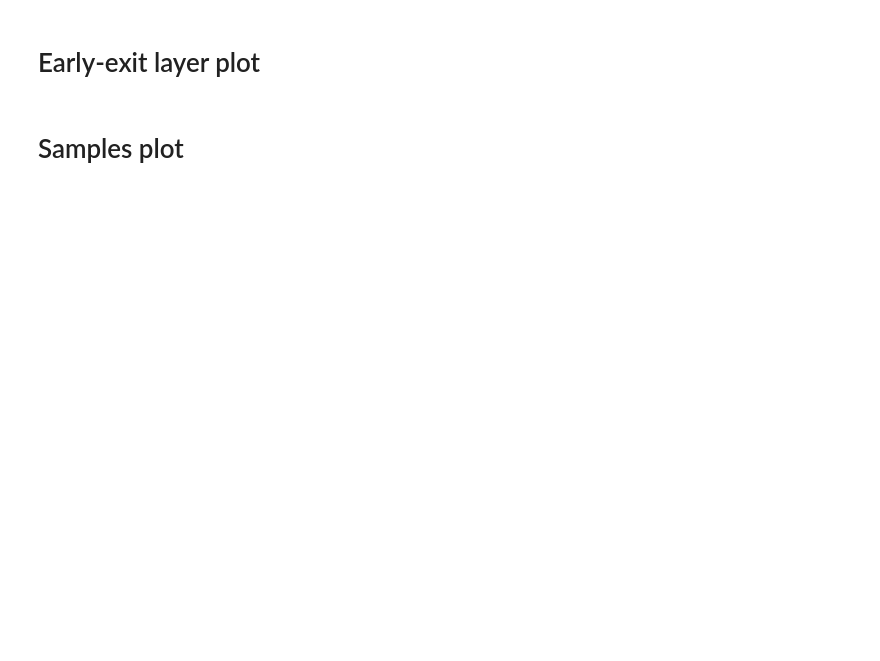
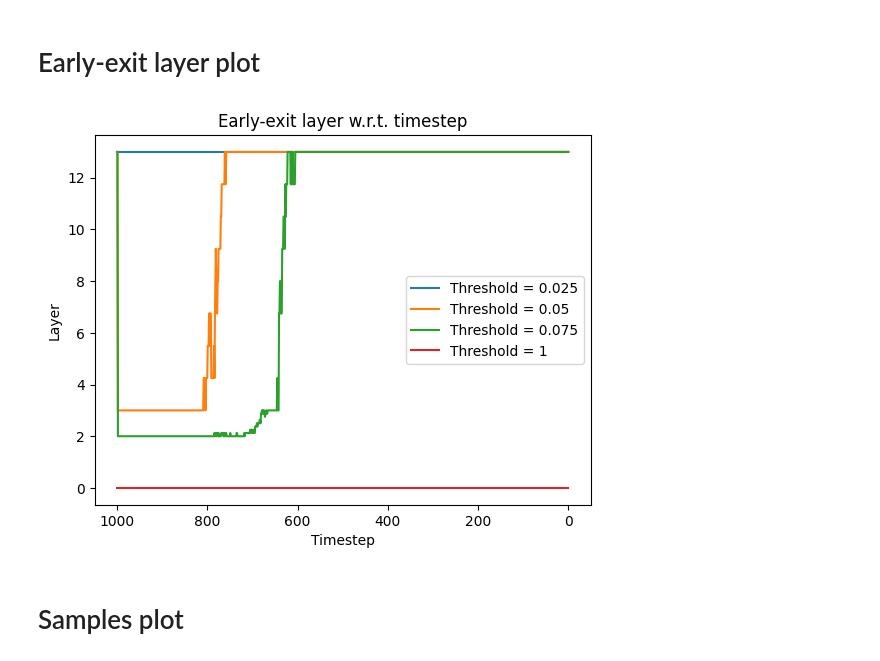
Before and after one commit to razvanmatisan/duodiff, a Jupyter notebook: early_exit_visualization.ipynb, the cells around one changed output. Drawn from its saved outputs; the diff is of its cells as text; code cells hidden in the pictures; blank space fills up the shorter version.

```diff
--- a/early_exit_visualization.ipynb
+++ b/early_exit_visualization.ipynb
@@ -128,28 +118,32 @@ plt.savefig("out_images/classifier_output.svg")
 # %%
 plt.title("Early-exit layer w.r.t. timestep")
 time = np.arange(1000, 0, -1)
 
 
 for threshold, results in results_by_threshold.items():
     if threshold == 0:
         continue
     indices_by_timestep = results["indices_by_timestep"]
     mean = indices_by_timestep.mean(axis=1)
     std = indices_by_timestep.std(axis=1)
 
     plt.plot(time, mean, label=f"Threshold = {threshold}")
-    plt.fill_between(time, mean - std, mean + std, alpha=0.1)
+    # plt.fill_between(time, mean - std, mean + std, alpha=0.1)
 
 plt.legend()
 
 plt.xlabel("Timestep")
 plt.xticks(
     ticks=np.arange(0, 1001, 200),
     labels=np.arange(1000, -1, -200),
 )
 
 plt.ylabel("Layer")
-plt.savefig("out_images/exit_layer.svg")
+path = Path(f"images/{checkpoint_entry_name}/exit_layer.svg")
+path.parent.mkdir(parents=True, exist_ok=True)
+plt.savefig(path)
+# %% [output]
+[figure, added]
 # %% [markdown]
 # Samples plot
 # %%
```
Also changed, not shown: parts of 5 cells of this notebook, 2 other files.
